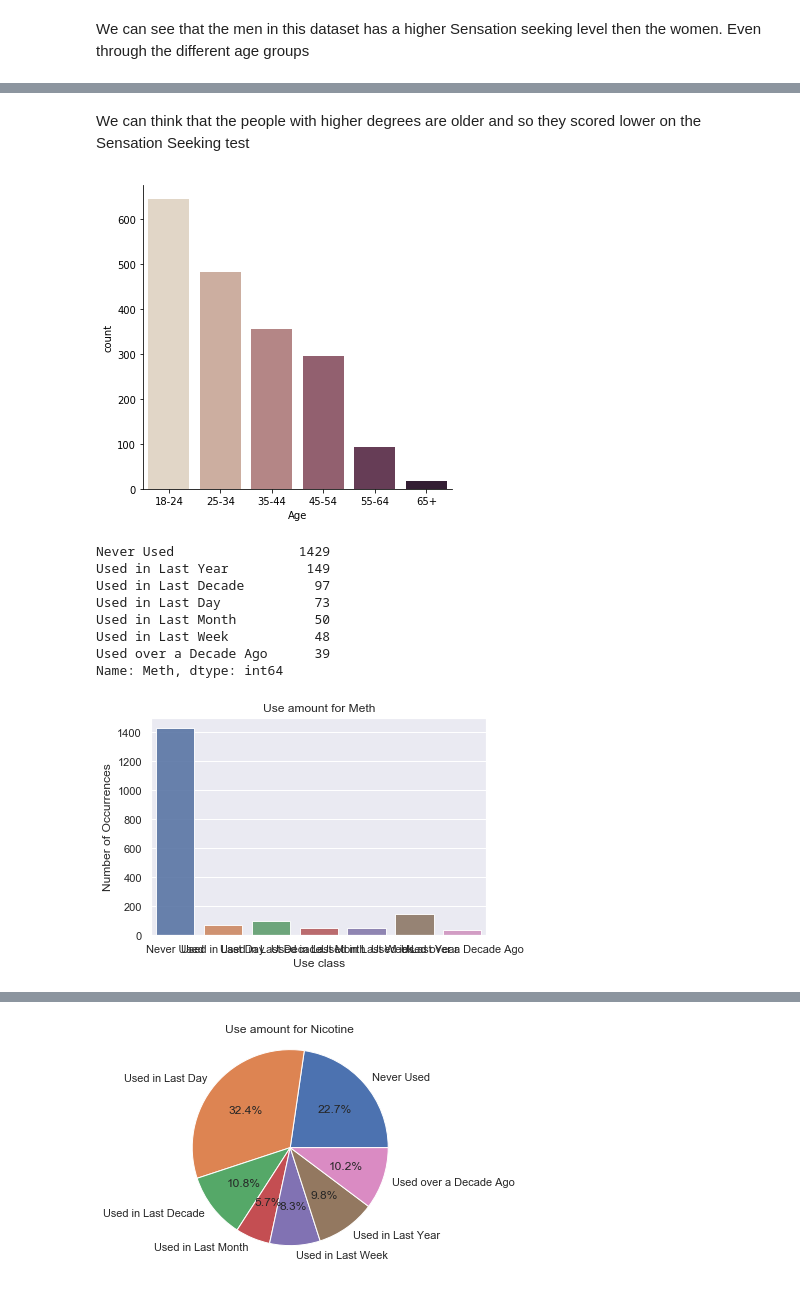
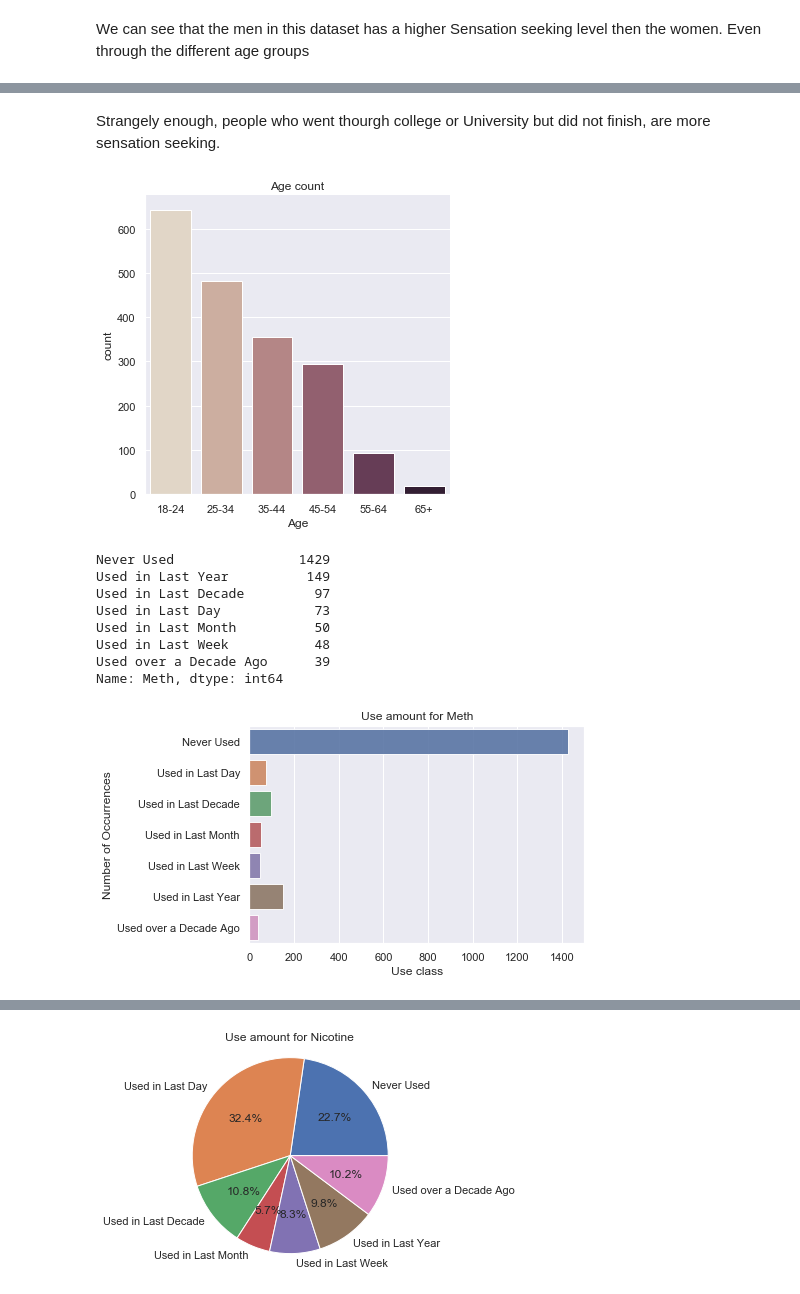
Before and after one commit to FearlessClock/PythonDataAnalyste, a Jupyter notebook: Drug consumption.ipynb, the cells around one changed output, grey strips where cells are left out. Drawn from its saved outputs; the diff is of its cells as text; code cells hidden in the pictures.

```diff
--- a/Drug consumption.ipynb
+++ b/Drug consumption.ipynb
@@ -567,9 +562,10 @@ sns.catplot(x="SS", y="Education",
-# %% [markdown]
-We can think that the people with higher degrees are older and so they scored lower on the Sensation Seeking test
+# %% [markdown]
+Strangely enough, people who went thourgh college or University but did not finish, are more sensation seeking.
 # %%
-sns.catplot(x="Age", kind="count", palette="ch:.25", data=drugs);
+g = sns.catplot(x="Age", kind="count", palette="ch:.25", data=drugs);
+SetPlotTitle(g, "Age count")
 # %% [output]
-[figure, old version]
+[figure, new version]
 # %%
 methCount = drugs['Meth'].value_counts()
 methCount
@@ -585,13 +581,13 @@ Name: Meth, dtype: int64
 # %%
 sns.set(style="darkgrid")
 mathCount = methCount.sort_index()
-sns.barplot(methCount.index, methCount.values, alpha=0.9)
+sns.barplot(methCount.values, methCount.index, alpha=0.9)
 plt.title('Use amount for Meth')
 plt.ylabel('Number of Occurrences', fontsize=12)
 plt.xlabel('Use class', fontsize=12)
 plt.show()
 # %% [output]
-[figure, old version]
+[figure, new version]
 # %%
 onlyCat_drugs = drugs.select_dtypes(include=['category']).copy()
 # %%
```
Also changed, not shown: parts of 55 cells of this notebook.
